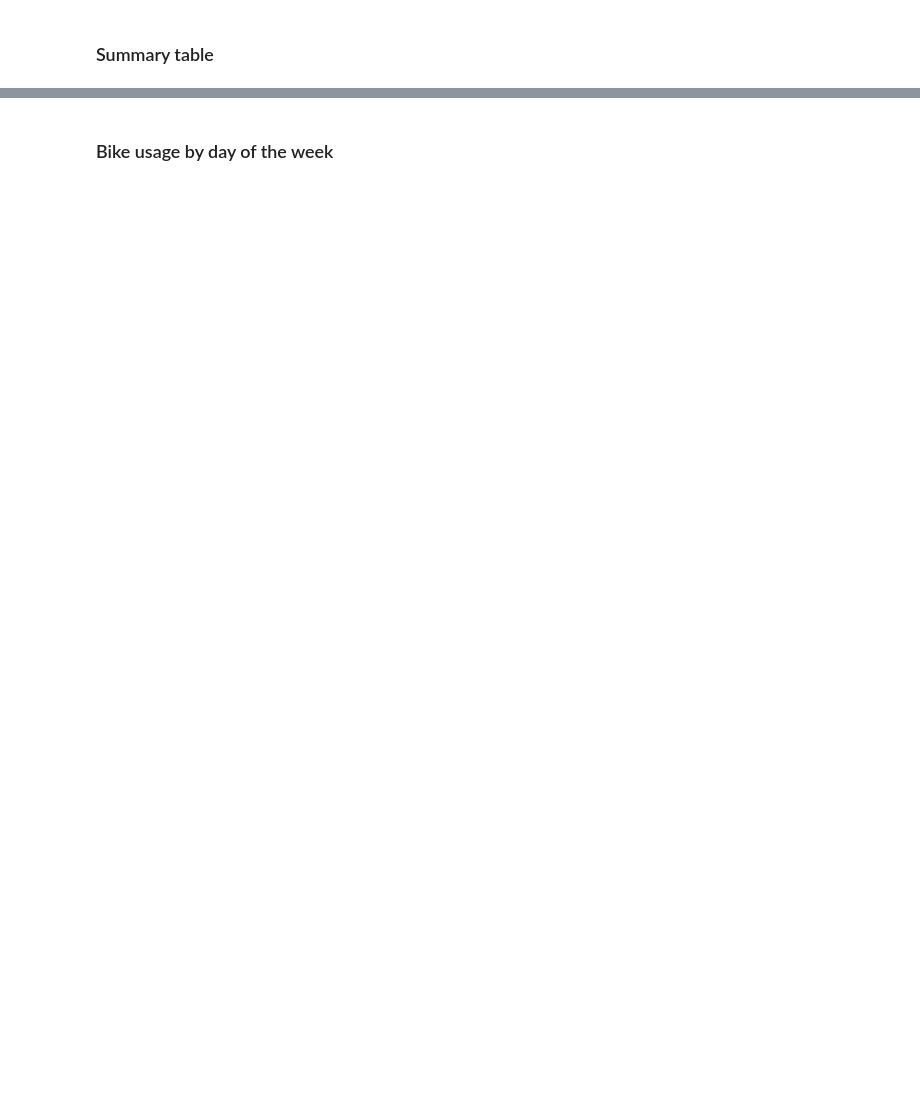
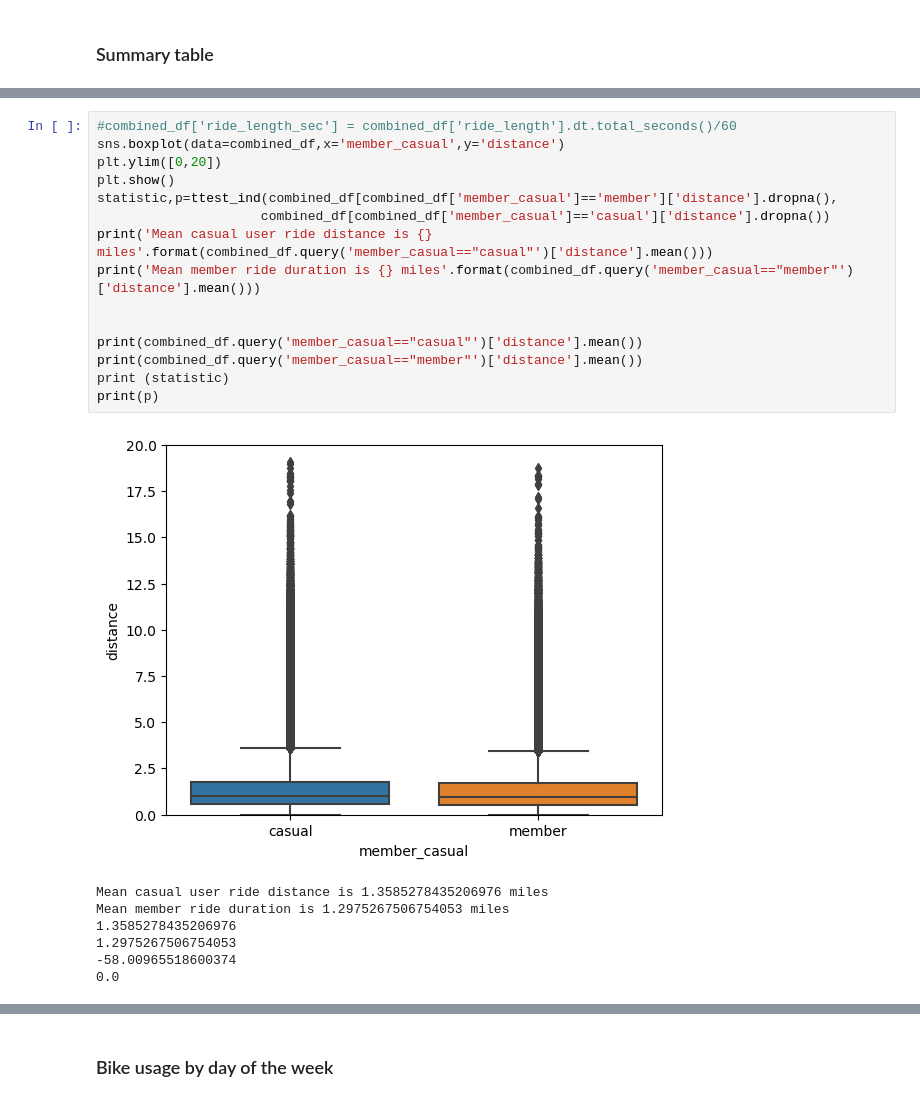
Before and after one commit to mosesibnmoses/Data-Portfolio, a Jupyter notebook: Bike share business analysis/Bike-share trips analysis.ipynb, the cells around one changed output, grey strips where cells are left out. Drawn from its saved outputs; the diff is of its cells as text; blank space fills up the shorter version.

```diff
--- a/Bike share business analysis/Bike-share trips analysis.ipynb
+++ b/Bike share business analysis/Bike-share trips analysis.ipynb
@@ -197,0 +311,23 @@ summary_df.round(2)
+# %%
+#combined_df['ride_length_sec'] = combined_df['ride_length'].dt.total_seconds()/60
+sns.boxplot(data=combined_df,x='member_casual',y='distance')
+plt.ylim([0,20])
+plt.show()
+statistic,p=ttest_ind(combined_df[combined_df['member_casual']=='member']['distance'].dropna(),
+                     combined_df[combined_df['member_casual']=='casual']['distance'].dropna())
+print('Mean casual user ride distance is {} miles'.format(combined_df.query('member_casual=="casual"')['distance'].mean()))
+print('Mean member ride duration is {} miles'.format(combined_df.query('member_casual=="member"')['distance'].mean()))
+
+
+print(combined_df.query('member_casual=="casual"')['distance'].mean())
+print(combined_df.query('member_casual=="member"')['distance'].mean())
+print (statistic)
+print(p)
+# %% [output]
+[figure, added]
+Mean casual user ride distance is 1.3585278435206976 miles
+Mean member ride duration is 1.2975267506754053 miles
+1.3585278435206976
+1.2975267506754053
+-58.00965518600374
+0.0
```
Also changed, not shown: parts of 19 cells of this notebook, 1 other file.
